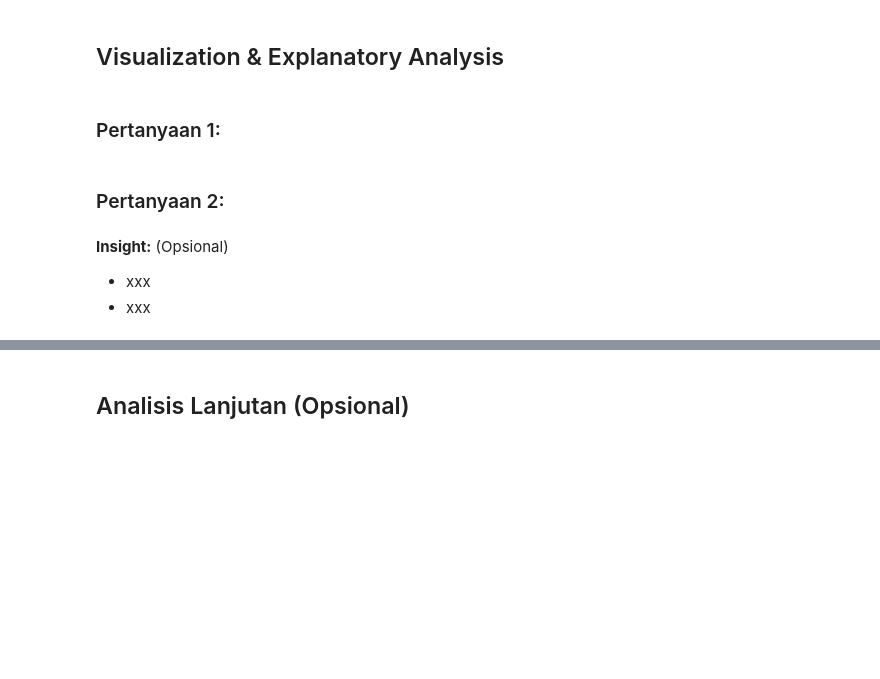
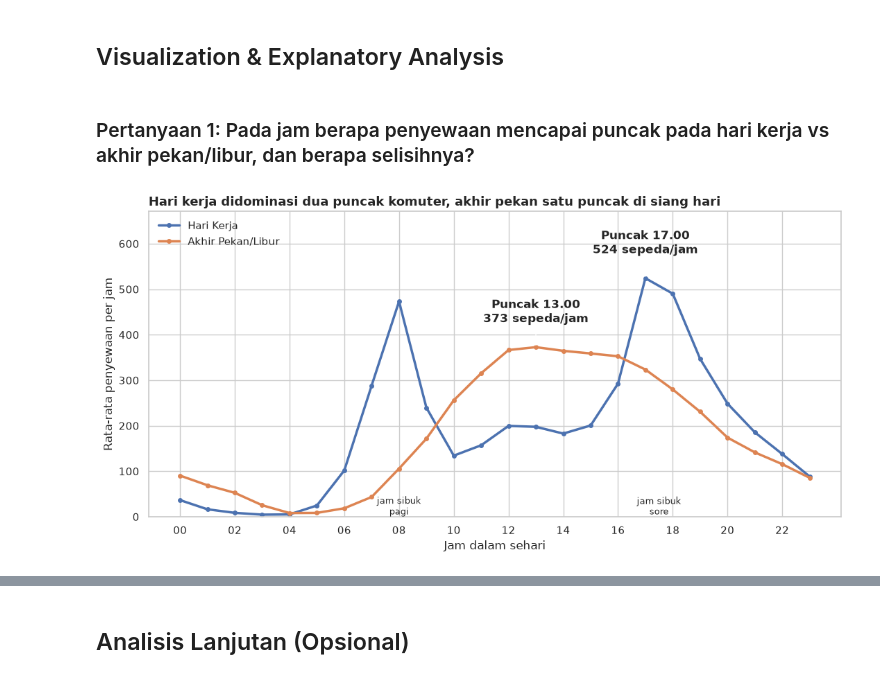
Before and after one commit to Hisyam-L/submission_fundadataanalisis, a Jupyter notebook: Proyek_Analisis_Data.ipynb, the cells around one changed output, grey strips where cells are left out. Cells and saved outputs as stored; diff of their text form; code cells hidden in the pictures; blank space fills up the shorter version.

```diff
--- a/Proyek_Analisis_Data.ipynb
+++ b/Proyek_Analisis_Data.ipynb
@@ -86,0 +490,4 @@ Keterangan:
+# %%
+# Rata-rata penyewaan per jam, dihitung dari seluruh jam (termasuk jam yang dilengkapi = 0)
+pola_jam = hour_full.pivot_table(index="hr", columns="day_type", values="cnt", aggfunc="mean").round(1)
+pola_jam
@@ -86,0 +513,12 @@ Keterangan:
+# %%
+ringkas_q1 = pd.DataFrame({
+    "jam_puncak": pola_jam.idxmax(),
+    "rata_rata_di_puncak": pola_jam.max(),
+    "rata_rata_seluruh_jam": pola_jam.mean().round(1),
+    "total_rata_rata_per_hari": (pola_jam.sum()).round(0),
+})
+print("Tiga jam tertinggi per tipe hari:")
+for tipe in pola_jam.columns:
+    print(f"  {tipe}:", [f"{j:02d}.00 ({v:.0f})" for j, v in pola_jam[tipe].nlargest(3).items()])
+print()
+ringkas_q1
@@ -86,0 +533,7 @@ Keterangan:
+# %%
+# Komposisi pengguna pada jam puncak
+for tipe in ["Hari Kerja", "Akhir Pekan/Libur"]:
+    sub = hour_full[hour_full["day_type"] == tipe].groupby("hr")[["casual", "registered", "cnt"]].mean()
+    jam = sub["cnt"].idxmax()
+    print(f"{tipe}: pukul {jam:02d}.00 -> registered {sub.loc[jam, 'registered'] / sub.loc[jam, 'cnt']:.0%}, "
+          f"casual {sub.loc[jam, 'casual'] / sub.loc[jam, 'cnt']:.0%}")
@@ -87,10 +619,28 @@ Keterangan:
 # %% [markdown]
 ## Visualization & Explanatory Analysis
-# %% [markdown]
-### Pertanyaan 1:
-# %% [markdown]
-### Pertanyaan 2:
-# %% [markdown]
-**Insight:** (Opsional)
-- xxx
-- xxx
+# %% [markdown]
+### Pertanyaan 1: Pada jam berapa penyewaan mencapai puncak pada hari kerja vs akhir pekan/libur, dan berapa selisihnya?
+# %%
+fig, ax = plt.subplots(figsize=(11, 5.5))
+
+for tipe in ["Hari Kerja", "Akhir Pekan/Libur"]:
+    ax.plot(pola_jam.index, pola_jam[tipe], marker="o", ms=4, lw=2.5, label=tipe)
+    jam_p, nilai_p = pola_jam[tipe].idxmax(), pola_jam[tipe].max()
+    ax.annotate(f"Puncak {jam_p:02d}.00\n{nilai_p:.0f} sepeda/jam", xy=(jam_p, nilai_p),
+                xytext=(jam_p, nilai_p + 55), ha="center", fontweight="bold",
+                arrowprops=dict(arrowstyle="-"))
+
+ax.text(8, 5, "jam sibuk\npagi", ha="center", fontsize=9)
+ax.text(17.5, 5, "jam sibuk\nsore", ha="center", fontsize=9)
+ax.set_ylim(0, pola_jam.max().max() * 1.28)
+ax.set_xticks(range(0, 24, 2))
+ax.set_xticklabels([f"{j:02d}" for j in range(0, 24, 2)])
+ax.set_xlabel("Jam dalam sehari")
+ax.set_ylabel("Rata-rata penyewaan per jam")
+ax.set_title("Hari kerja didominasi dua puncak komuter, akhir pekan satu puncak di siang hari",
+             loc="left", fontsize=13, fontweight="bold")
+ax.legend(frameon=False, loc="upper left")
+plt.tight_layout()
+plt.show()
+# %% [output]
+[figure, added]
```
Also changed, not shown: parts of 80 cells of this notebook, 5 other files.
